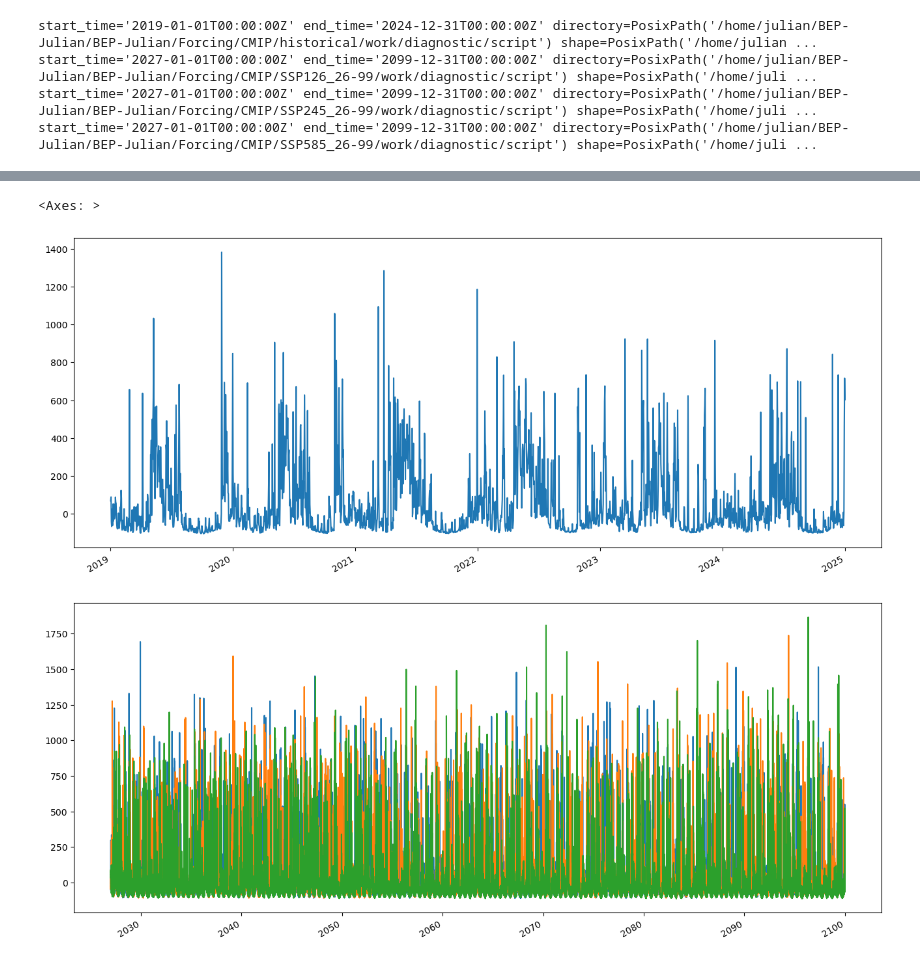
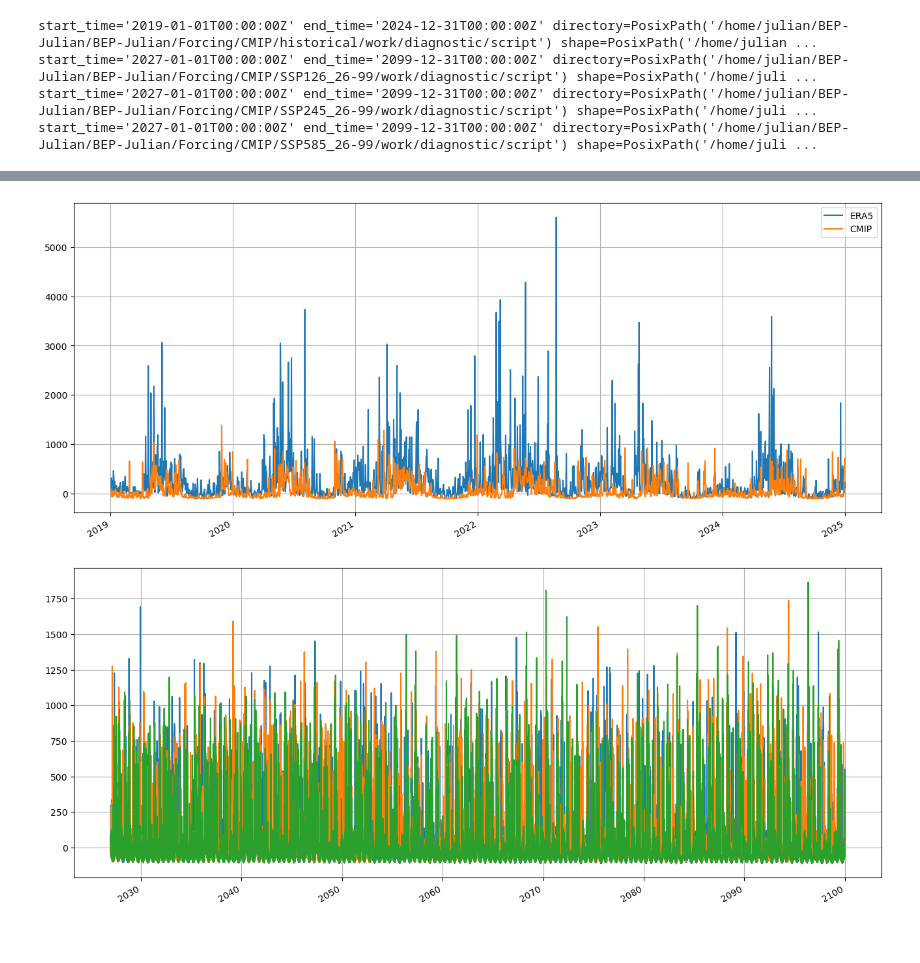
Before and after one commit to eWaterCycle/projects, a Jupyter notebook: Suriname_Model/Future_analysis.ipynb, the cells around one changed output, grey strips where cells are left out. Drawn from its saved outputs; the diff is of its cells as text; code cells hidden in the pictures.

Commit message:
CMIP data met quantile mapping aangepast

```diff
--- a/Suriname_Model/Future_analysis.ipynb
+++ b/Suriname_Model/Future_analysis.ipynb
@@ -33,6 +33,8 @@ shapefile = Path.home() / "BEP-Julian" / "BEP-Julian" / "Suriname_Model" / "bove
 
 forcing_route_CMIP = Path.home() / "BEP-Julian" / "BEP-Julian" / "Forcing" / "CMIP"
 
+forcing_route = Path.home() / "BEP-Julian" / "BEP-Julian" / "Forcing" / "ERA5_SUR_2019_2024"/ "work" / "diagnostic" / "script"
+
 Eigen_model = Path.home() / "BEP-Julian" / "BEP-Julian" / "Suriname_Model" / "discharge_bmi"
 # model_path_HBV = Path.home() / "tmp" / "HBV_model" / "CMIP"
 # model_path_HBV.mkdir(exist_ok=True)
@@ -91,6 +93,10 @@ SSP245 = ewatercycle.forcing.sources["LumpedMakkinkForcing"].load(directory=ssp2
 # Load SSP585 data
 ssp585_location = forcing_route_CMIP / "SSP585_26-99" / "work" / "diagnostic" / "script"
 SSP585 = ewatercycle.forcing.sources["LumpedMakkinkForcing"].load(directory=ssp585_location)
+
+ERA5_forcing = ewatercycle.forcing.sources["LumpedMakkinkForcing"].load(directory=forcing_route)
+evap = ERA5_forcing.to_xarray()["evspsblpot"] #units: kg m^-2 s^-1 = mm/s, gesampled per dag
+prec = ERA5_forcing.to_xarray()["pr"] #units: kg m^-2 s^-1 = mm/s, gesampled per dag
 # %%
 print(HIST)
 print(SSP126)
@@ -146,0 +352,12 @@ SSP585_output *= factor
+# %%
+HIST_corr.filenames["pr"] = "forcing_biascorr.nc"
+HIST_corr.filenames["evspsblpot"] = "forcing_biascorr.nc"
+
+SSP126_corr.filenames["pr"] = "forcing_biascorr.nc"
+SSP126_corr.filenames["evspsblpot"] = "forcing_biascorr.nc"
+
+SSP245_corr.filenames["pr"] = "forcing_biascorr.nc"
+SSP245_corr.filenames["evspsblpot"] = "forcing_biascorr.nc"
+
+SSP585_corr.filenames["pr"] = "forcing_biascorr.nc"
+SSP585_corr.filenames["evspsblpot"] = "forcing_biascorr.nc"
@@ -146,0 +416,12 @@ SSP585_output *= factor
+# %%
+historical_output = pd.Series(data=output_corr[0], name="Historical", index=years[0])["2019-01-01":]
+SSP126_output = pd.Series(data=output_corr[1], name="SSP126", index=years[1])["2027-01-01":]
+SSP245_output = pd.Series(data=output_corr[2], name="SSP245", index=years[2])["2027-01-01":]
+SSP585_output = pd.Series(data=output_corr[3], name="SSP585", index=years[3])["2027-01-01":]
+
+# Convert mm/d to m3/s
+factor = shape_file_area / 86.4
+historical_output *= factor
+SSP126_output *= factor
+SSP245_output *= factor
+SSP585_output *= factor
@@ -147,5 +520,12 @@ SSP585_output *= factor
 # %%
+# vergelijken
 plt.figure(figsize=(16, 7))
-print(historical_output)
-historical_output.plot()
+model_output_mmday = pd.Series(data=Q_m, name="Modelled discharge", index=time)
+model_output_m3s_test = model_output_mmday * shape_file_area * 1000 / 86400
+
+model_output_m3s_test.plot(label = "ERA5")
+# print(historical_output)
+historical_output.plot(label = "CMIP")
+plt.legend()
+plt.grid()
 # %% [output]
@@ -164,2 +532 @@ Name: Historical, Length: 2191, dtype: float64
-<Axes: >
-[figure, old version]
+[figure, new version]
```
Also changed, not shown: parts of 32 cells of this notebook, 1 other file.
